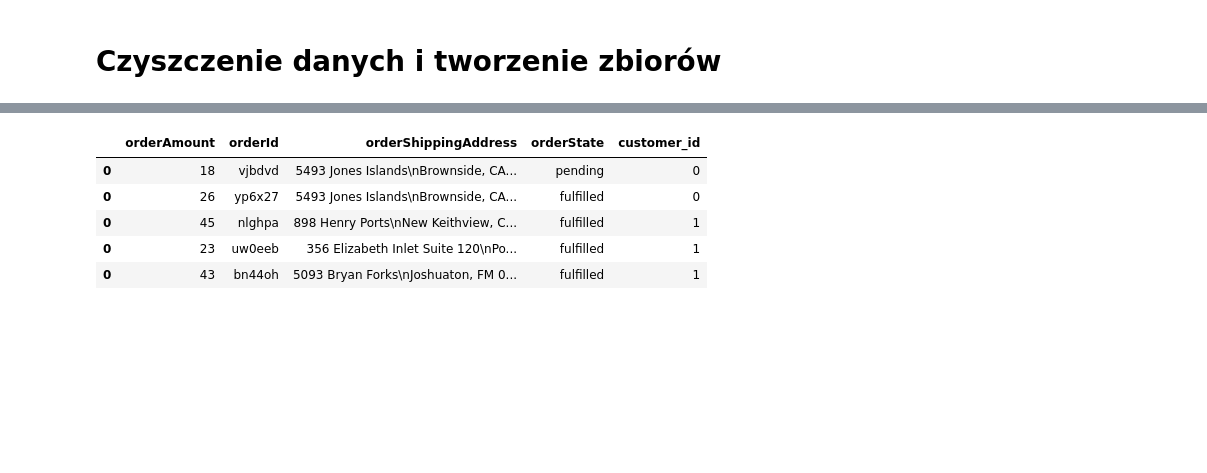
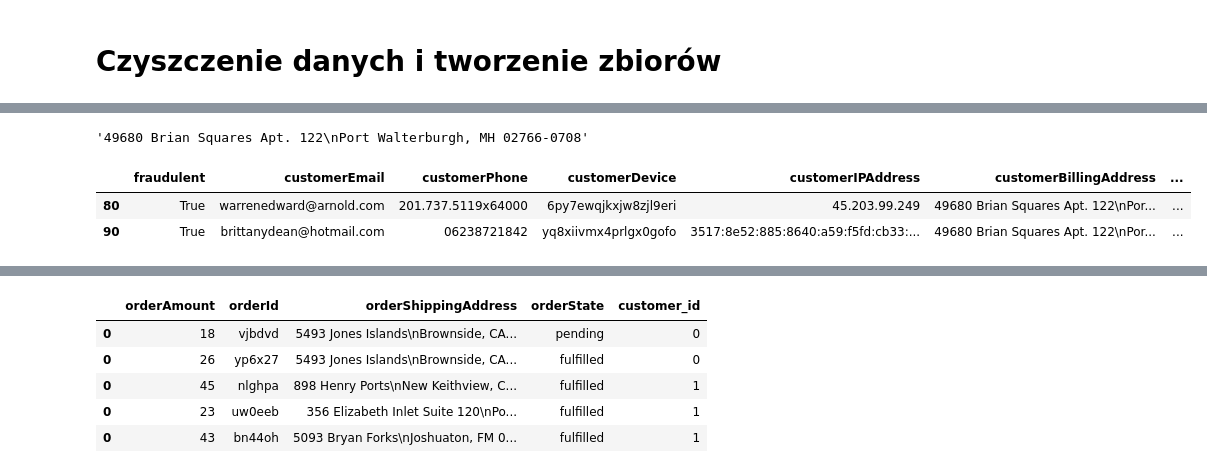
Before and after one commit to azawalich/unravelin-code-test-data-science, a Jupyter notebook: zadanie.ipynb, the cells around one changed output, grey strips where cells are left out. Cells and saved outputs as stored; diff of their text form; code cells hidden in the pictures; blank space fills up the shorter version.

```diff
--- a/zadanie.ipynb
+++ b/zadanie.ipynb
@@ -26,0 +62,4 @@ customers_df.head()
+# %%
+customers_df[customers_df.duplicated(['customerBillingAddress'])].drop_duplicates()['customerBillingAddress'].tolist()[0]
+# %% [output]
+'49680 Brian Squares Apt. 122\nPort Walterburgh, MH 02766-0708'
@@ -26,0 +68,6 @@ customers_df.head()
+# %%
+customers_df[customers_df.duplicated(['customerBillingAddress'])].drop_duplicates()
+# %% [output]
+|  | fraudulent | customerEmail | customerPhone | customerDevice | customerIPAddress | customerBillingAddress | ... |
+| 80 | True | warrenedward@arnold.com | 201.737.5119x64000 | 6py7ewqjkxjw8zjl9eri | 45.203.99.249 | 49680 Brian Squares Apt. 122\nPor... | ... |
+| 90 | True | brittanydean@hotmail.com | 06238721842 | yq8xiivmx4prlgx0gofo | 3517:8e52:885:8640:a59:f5fd:cb33:... | 49680 Brian Squares Apt. 122\nPor... | ... |
```
Also changed, not shown: parts of 12 cells of this notebook.
